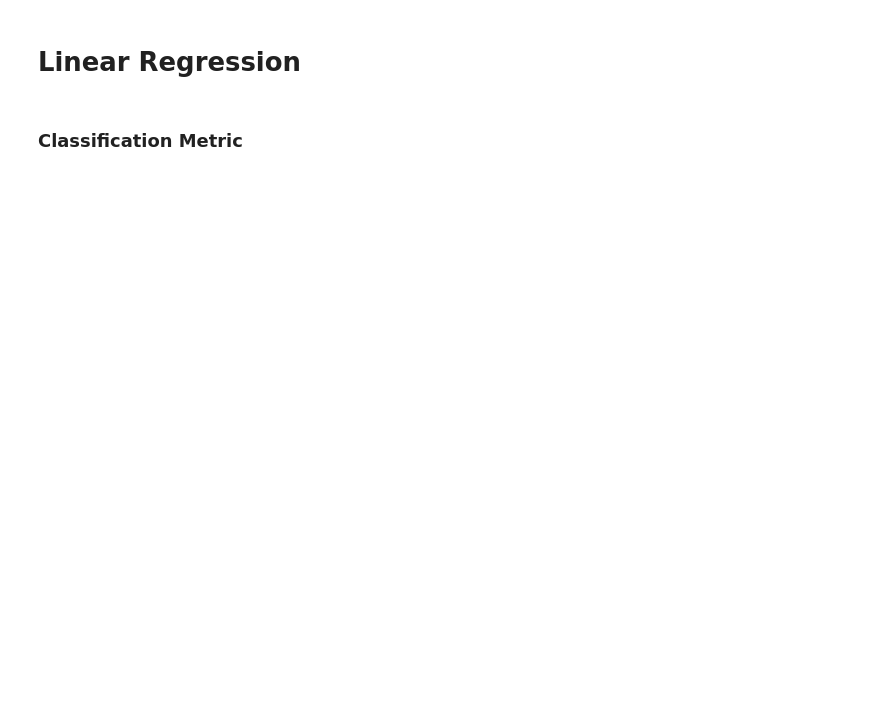
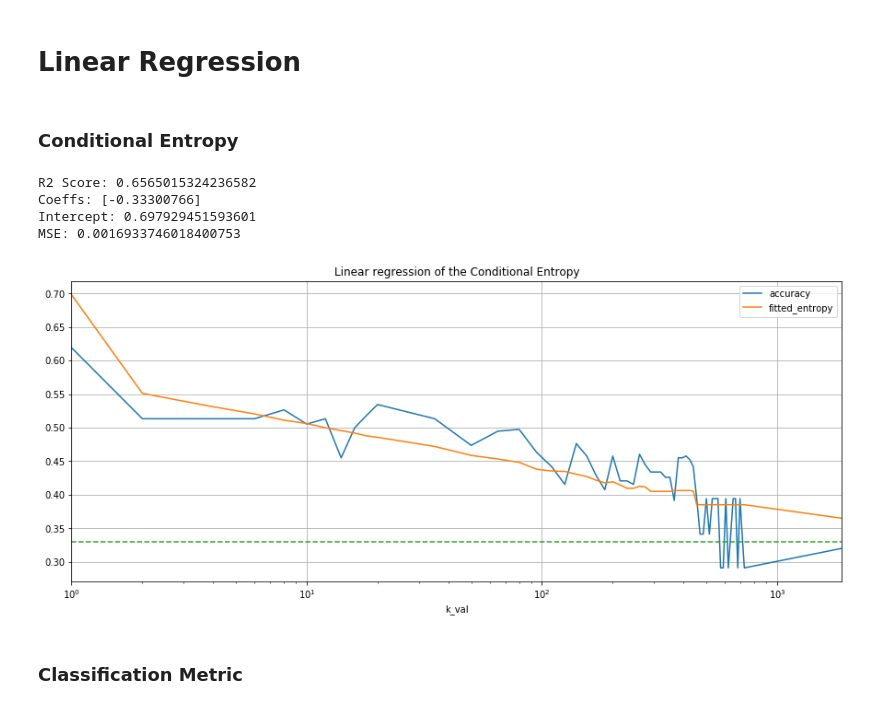
Before and after one commit to Deeep12345/Entropy_utility_measure, a Jupyter notebook: code/results/birth_mondrian/Analysis.ipynb, the cells around one changed output. Cells and saved outputs as stored; diff of their text form; code cells hidden in the pictures; blank space fills up the shorter version.

```diff
--- a/code/results/birth_mondrian/Analysis.ipynb
+++ b/code/results/birth_mondrian/Analysis.ipynb
@@ -58,3 +74,22 @@ def regress(regressors):
+# %% [markdown]
+### Conditional Entropy
+# %%
+reg, coeff, intercept = regress(["cond_entropy"])
+entropy_reg = data[["k_val", "accuracy", "cond_entropy"]]
+entropy_reg["fitted_entropy"] = coeff*entropy_reg["cond_entropy"] + intercept
+entropy_reg.plot("k_val", ["accuracy", "fitted_entropy"], figsize=(15,6), grid=True,
+                 logx=True, title="Linear regression of the Conditional Entropy")
+plt.plot([1, 1000, 10000], [0.33,0.33,0.33], linestyle="--")
+
+err = mse(reg, ['cond_entropy'])
+mses.append((True, False, False, coeff[0], None, None, err))
+print(f"MSE: {err}")
+# %% [output]
+R2 Score: 0.6565015324236582
+Coeffs: [-0.33300766]
+Intercept: 0.697929451593601
+MSE: 0.0016933746018400753
+[figure, added]
 # %% [markdown]
 
 ### Classification Metric
```
Also changed, not shown: parts of 24 cells of this notebook, 19 other files.
